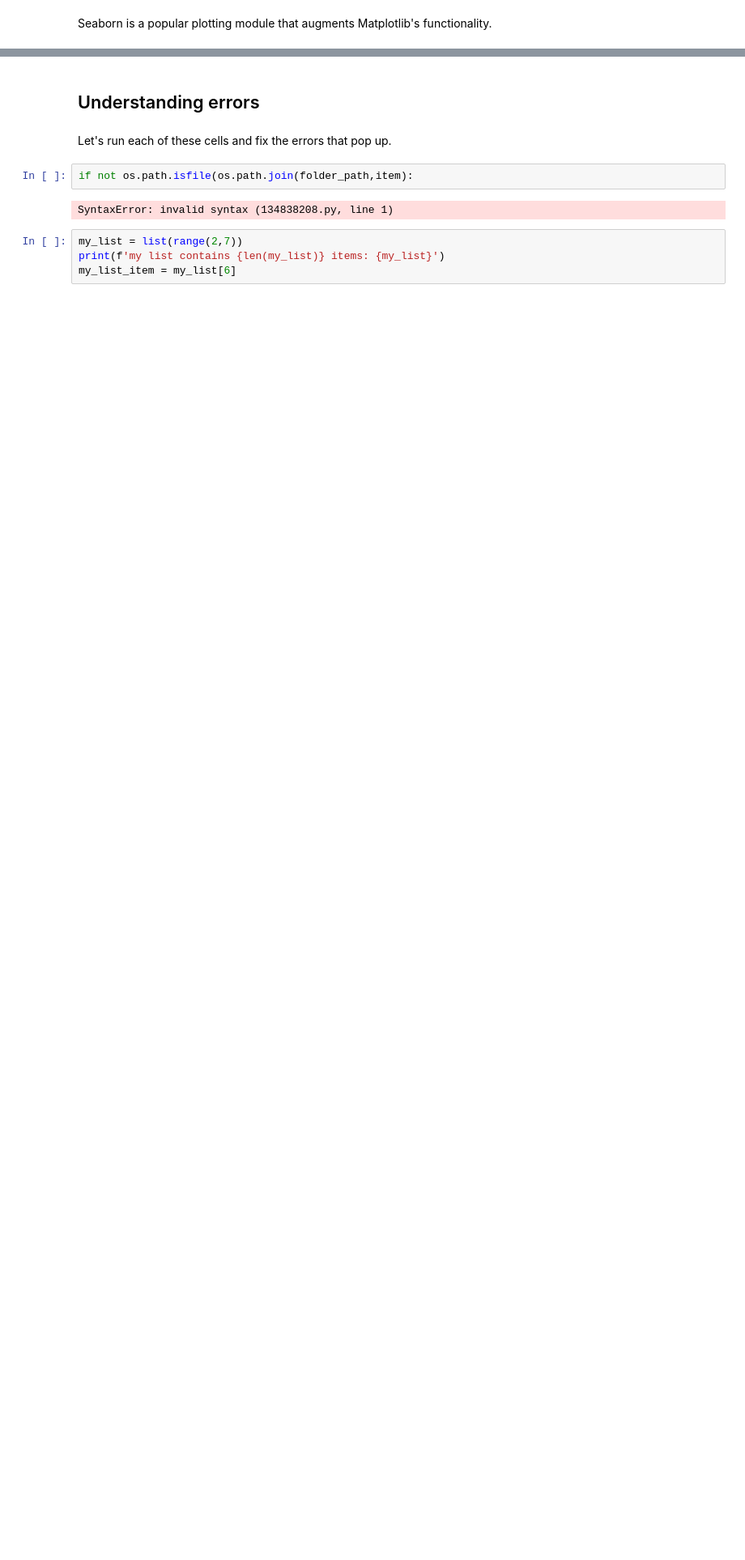
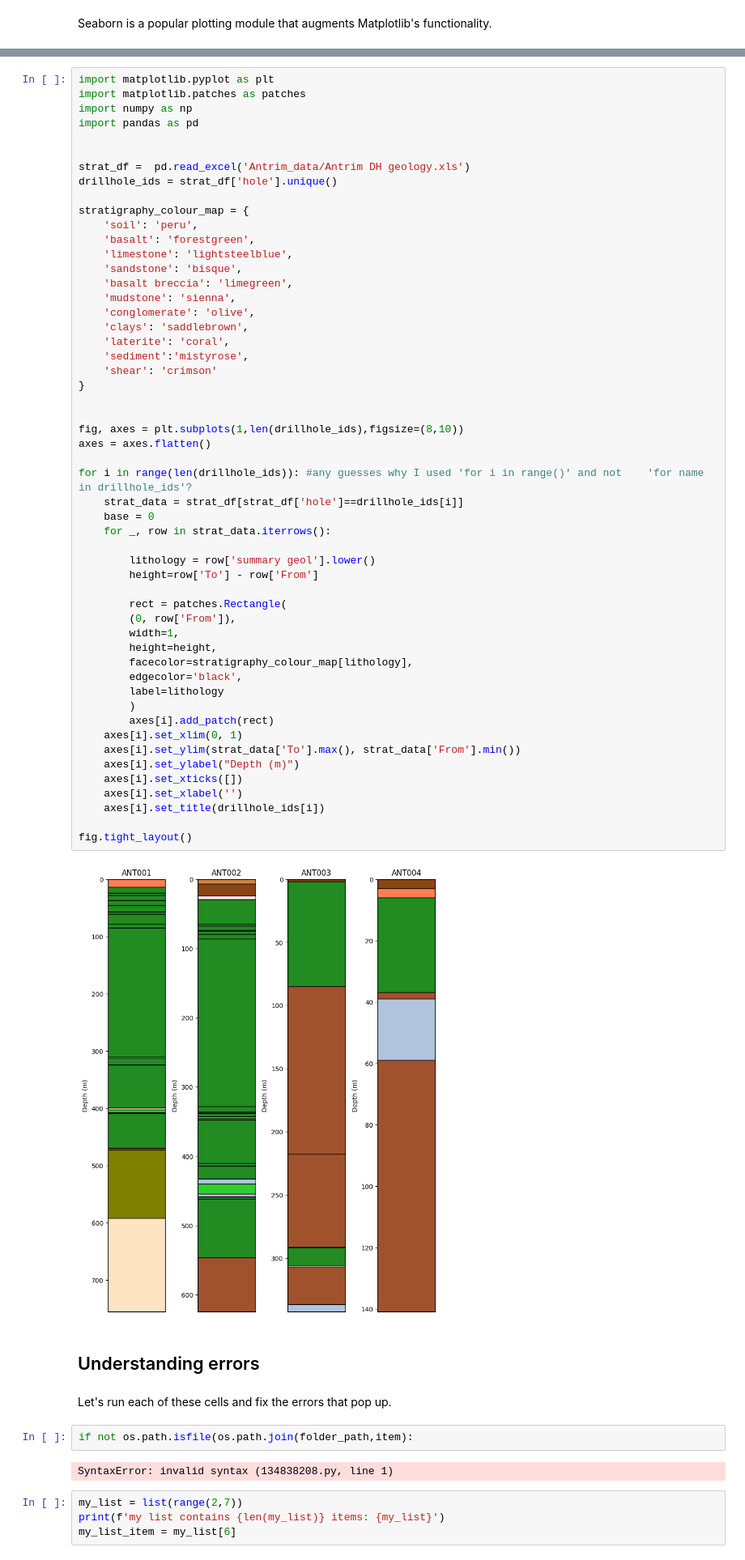
Before and after one commit to TarynScharf/PythonWorkshop, a Jupyter notebook: GSA-WA Workshop/#1_Intro_to_Python_GSA-WA.ipynb, the cells around one changed output, grey strips where cells are left out. Shown at 81% size. Saved outputs shown, nothing was run; the diff lists cells and outputs as text; blank space fills up the shorter version.

Commit message:
Added a simple example of drawing a rudimentary stratigraphy column

```diff
--- a/GSA-WA Workshop/#1_Intro_to_Python_GSA-WA.ipynb
+++ b/GSA-WA Workshop/#1_Intro_to_Python_GSA-WA.ipynb
@@ -919,6 +919,61 @@ axes[0].set_ylabel("Depth (m)")
 plt.show()
 # %% [output]
 [figure]
+# %%
+import matplotlib.pyplot as plt
+import matplotlib.patches as patches
+import numpy as np
+import pandas as pd
+
+
+strat_df =  pd.read_excel('Antrim_data/Antrim DH geology.xls')
+drillhole_ids = strat_df['hole'].unique()
+
+stratigraphy_colour_map = {
+    'soil': 'peru',
+    'basalt': 'forestgreen',
+    'limestone': 'lightsteelblue',
+    'sandstone': 'bisque',
+    'basalt breccia': 'limegreen',
+    'mudstone': 'sienna',
+    'conglomerate': 'olive',
+    'clays': 'saddlebrown',
+    'laterite': 'coral',
+    'sediment':'mistyrose',
+    'shear': 'crimson'
+}
+
+
+fig, axes = plt.subplots(1,len(drillhole_ids),figsize=(8,10))
+axes = axes.flatten()
+
+for i in range(len(drillhole_ids)): #any guesses why I used 'for i in range()' and not    'for name in drillhole_ids'?
+    strat_data = strat_df[strat_df['hole']==drillhole_ids[i]]
+    base = 0
+    for _, row in strat_data.iterrows():
+
+        lithology = row['summary geol'].lower()
+        height=row['To'] - row['From']
+
+        rect = patches.Rectangle(
+        (0, row['From']),
+        width=1,
+        height=height,
+        facecolor=stratigraphy_colour_map[lithology],
+        edgecolor='black',
+        label=lithology
+        )
+        axes[i].add_patch(rect)
+    axes[i].set_xlim(0, 1)
+    axes[i].set_ylim(strat_data['To'].max(), strat_data['From'].min())
+    axes[i].set_ylabel("Depth (m)")
+    axes[i].set_xticks([])
+    axes[i].set_xlabel('')
+    axes[i].set_title(drillhole_ids[i])
+
+fig.tight_layout()
+# %% [output]
+[figure, added]
 # %% [markdown]
 ## Understanding errors
 # %% [markdown]
```
